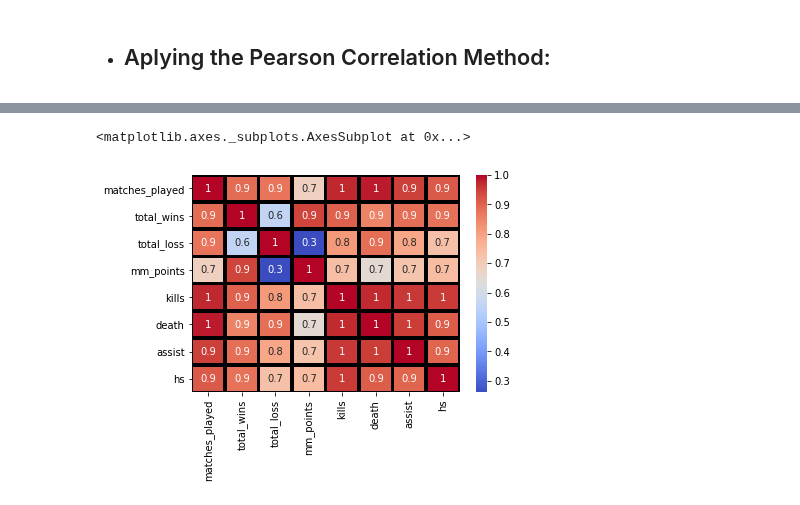
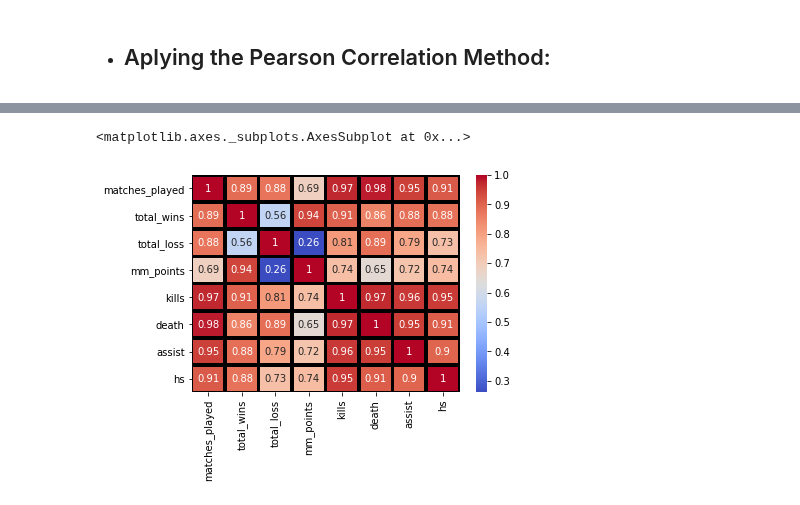
Before and after one commit to victor-s-santos/DataAnalystic-Test, a Jupyter notebook: Analysis.ipynb, the cells around one changed output, grey strips where cells are left out. Drawn from its saved outputs; the diff is of its cells as text; code cells hidden in the pictures.

```diff
--- a/Analysis.ipynb
+++ b/Analysis.ipynb
@@ -185,11 +185,11 @@ my_df.corr(method ='pearson')
 # %%
 import seaborn as sns
 import numpy as np
 import pandas as pd
 import matplotlib.pyplot as plt
-heatmap_chart = sns.heatmap(my_df.corr(method ='pearson'), annot = True, fmt='.1g',
+heatmap_chart = sns.heatmap(my_df.corr(method ='pearson'), annot = True, fmt='.2g',
             cmap= 'coolwarm', linewidths=2.5, linecolor='black')
 heatmap_chart
 # %% [output]
 <matplotlib.axes._subplots.AxesSubplot at 0x...>
-[figure, old version]
+[figure, new version]
```
Also changed, not shown: parts of 7 cells of this notebook.
